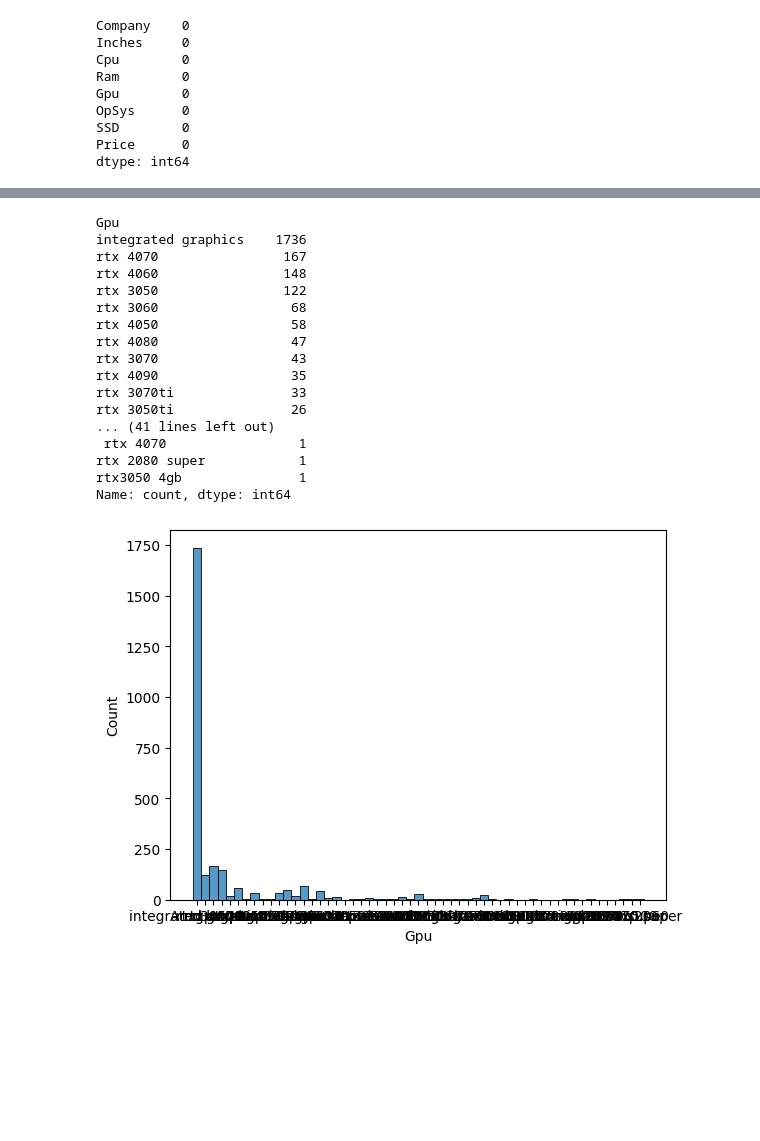
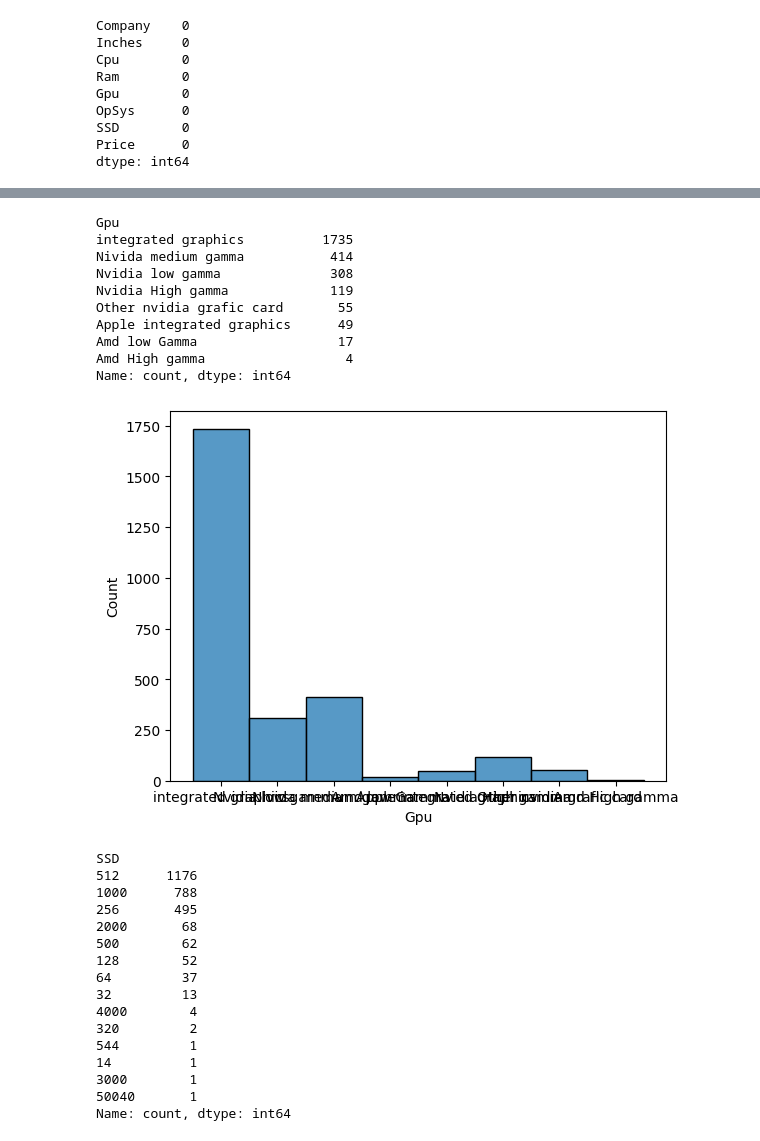
Before and after one commit to Terminator-True/Laptop-price-predictor, a Jupyter notebook: main.ipynb, the cells around one changed output, grey strips where cells are left out. Saved outputs shown, nothing was run; the diff lists cells and outputs as text; code cells hidden in the pictures; blank space fills up the shorter version.

```diff
--- a/main.ipynb
+++ b/main.ipynb
@@ -79,14 +79,20 @@ def cpu_type_define(text):
     text = text.split(' ')
     if text[0] == 'intel':
         if 'i' in text[-1]:
+            if text[-1].split('-')[0] == 'i3':
+                return 'low gamma intel processor'
+
             return text[0]+' '+text[1]+' '+text[-1].split('-')[0]
 
-        return 'Other intel processor'
+        return 'low gamma intel processor'
     elif text[0] == 'amd':
         if text[1] == 'ryzen':
+            if text[2] == '3':
+                return 'low gamma amd processor'
+
             return text[0]+' '+text[1]+' '+text[2]
 
-        return 'Other amd processor'
+        return 'low gamma amd processor'
     elif 'm' in text[0]:
         return 'Mac Processor'
     else:
@@ -113,46 +117,78 @@ Name: count, dtype: int64
 # %%
-import re
 def gpu_type_define(text):
 
     if 'rtx' in text:
-        num = ''.join([char for char in re.findall(r'\b\d+\b', text)])
+
+        num = int(''.join([char for char in text if char.isdigit()]))
 
         if num == 4080 or num == 4090 or num == 3080:
             return 'Nvidia High gamma'
         elif num == 4070 or num == 3070 or num == 4060 or num == 2080:
             return 'Nivida medium gamma'
         elif num == 3050 or num == 3060 or num == 4050 or num == 2070:
             return 'Nvidia low gamma'
+        else:
+            return 'Other nvidia grafic card'
 
     elif 'radeon' in text:
+
         if 'rx' in text:
             return 'Amd High gamma'
         else:
             return 'Amd low Gamma'
+
+    elif 'gpu' in text:
+        return 'Apple integrated graphics'
 
     return text
 
 
 
 data['Gpu'] = data['Gpu'].apply(gpu_type_define)
 sns.histplot(data=data,x='Gpu')
 data['Gpu'].value_counts()
 # %% [output]
 Gpu
-integrated graphics    1736
-rtx 4070                167
-rtx 4060                148
-rtx 3050                122
-rtx 3060                 68
-rtx 4050                 58
-rtx 4080                 47
-rtx 3070                 43
-rtx 4090                 35
-rtx 3070ti               33
-rtx 3050ti               26
-... (41 lines left out)
- rtx 4070                 1
-rtx 2080 super            1
-rtx3050 4gb               1
+integrated graphics          1735
+Nivida medium gamma           414
+Nvidia low gamma              308
+Nvidia High gamma             119
+Other nvidia grafic card       55
+Apple integrated graphics      49
+Amd low Gamma                  17
+Amd High gamma                  4
 Name: count, dtype: int64
-[figure, old version]
+[figure, new version]
+# %%
+def fitler_ssd(text):
+    two_discs = text.split('+')
+
+
+    if len(two_discs) == 2:
+        return int(''.join([char for char in two_discs[0] if char.isdigit()])) + int(''.join([char for char in two_discs[1] if char.isdigit()]))
+    else:
+        return int(''.join([char for char in text if char.isdigit()]))
+
+data['SSD'] = data['SSD'].str.replace('tb','000')
+data['SSD'] = data['SSD'].str.replace('gb','')
+data['SSD'] = data['SSD'].str.replace('emmc','')
+data['SSD'] = data['SSD'].str.replace('ssd','')
+data['SSD'] = data['SSD'].apply(fitler_ssd)
+data['SSD'].value_counts()
+# %% [output]
+SSD
+512      1176
+1000      788
+256       495
+2000       68
+500        62
+128        52
+64         37
+32         13
+4000        4
+320         2
+544         1
+14          1
+3000        1
+50040       1
+Name: count, dtype: int64
```
Also changed, not shown: parts of 22 cells of this notebook, 6 other files.
